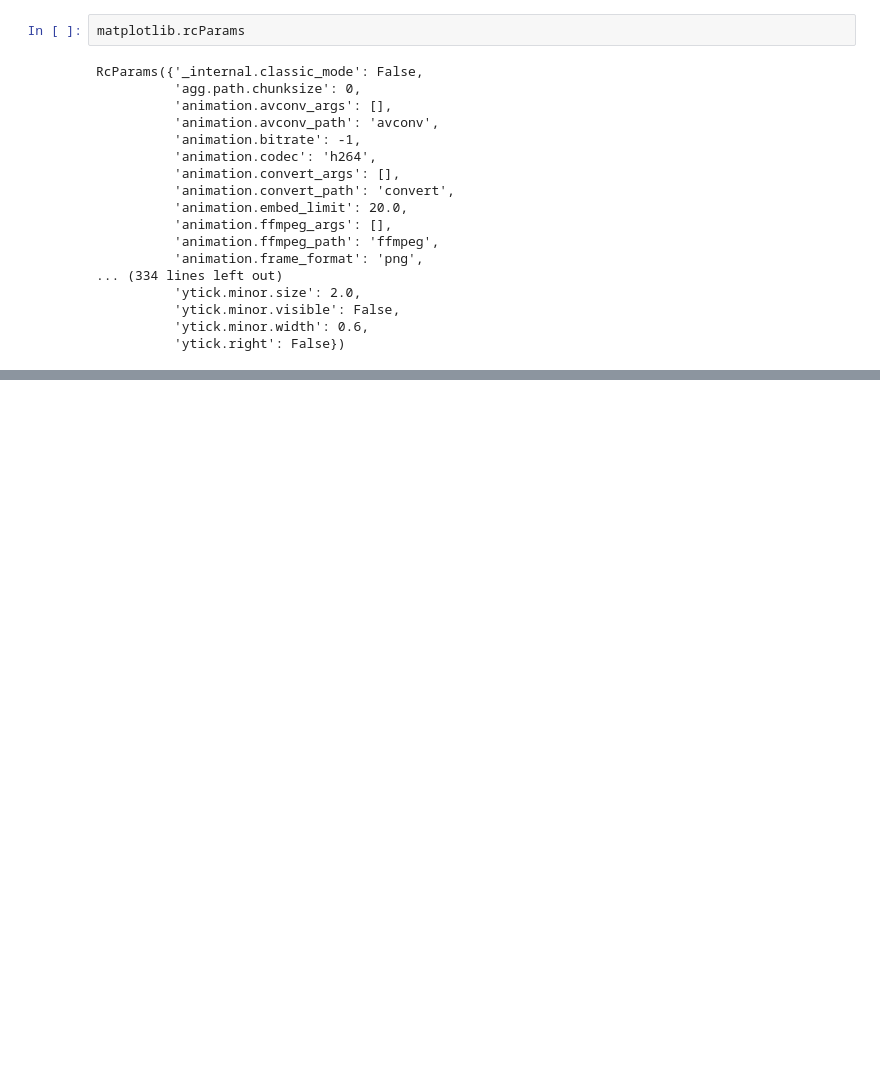
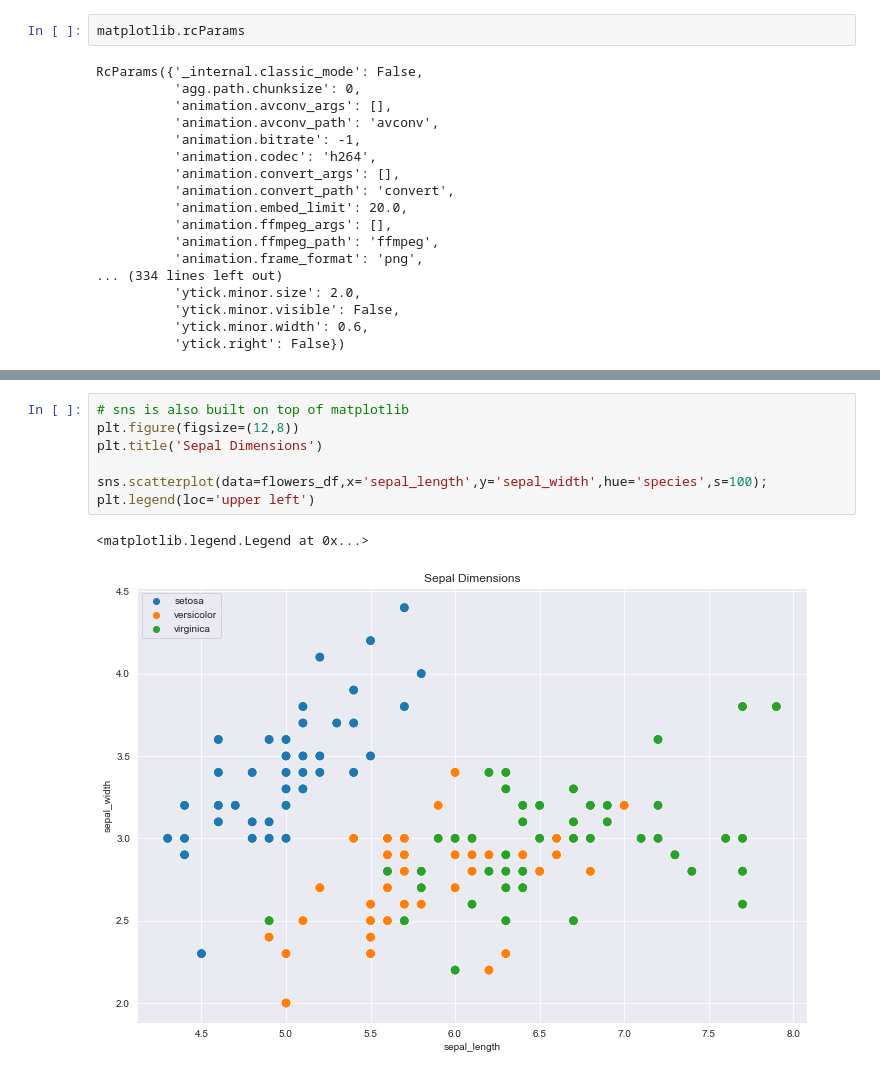
Before and after one commit to Walz194/jovian-data-viz, a Jupyter notebook: jovian_data_vis.ipynb, the cells around one changed output, grey strips where cells are left out. Drawn from its saved outputs; the diff is of its cells as text; blank space fills up the shorter version.

```diff
--- a/jovian_data_vis.ipynb
+++ b/jovian_data_vis.ipynb
@@ -117,0 +146,10 @@ RcParams({'_internal.classic_mode': False,
+# %%
+# sns is also built on top of matplotlib
+plt.figure(figsize=(12,8))
+plt.title('Sepal Dimensions')
+
+sns.scatterplot(data=flowers_df,x='sepal_length',y='sepal_width',hue='species',s=100);
+plt.legend(loc='upper left')
+# %% [output]
+<matplotlib.legend.Legend at 0x...>
+[figure, added]
```
Also changed, not shown: parts of 5 cells of this notebook.
